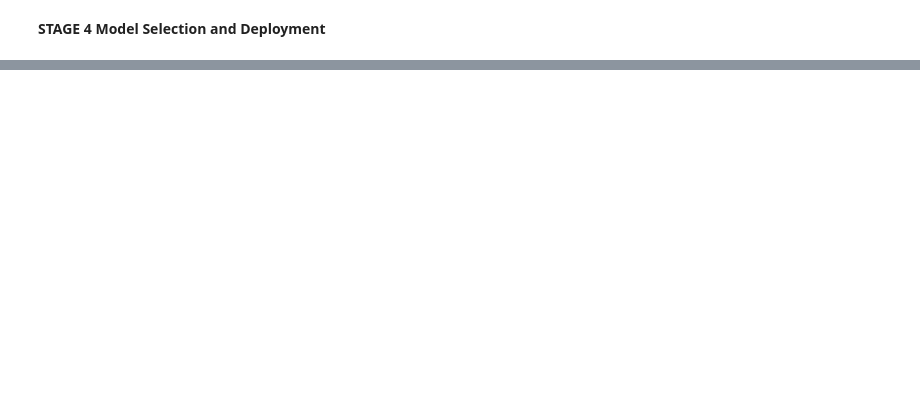
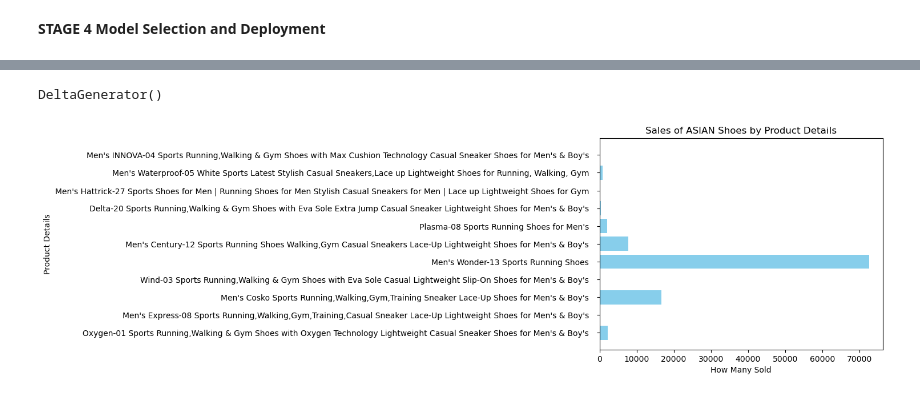
Before and after one commit to GADINGKAILA/Gading-Kaila, a Jupyter notebook: UAS/UAS_FIX_MPML.ipynb, the cells around one changed output, grey strips where cells are left out. Saved outputs shown, nothing was run; the diff lists cells and outputs as text; code cells hidden in the pictures; blank space fills up the shorter version.

```diff
--- a/UAS/UAS_FIX_MPML.ipynb
+++ b/UAS/UAS_FIX_MPML.ipynb
@@ -202,2 +262,42 @@ Model terbaik berdasarkan cross-validation adalah: Decision Tree dengan Mean R2
 # %% [markdown]
 **STAGE 4 Model Selection and Deployment**
+# %%
+import pandas as pd
+import streamlit as st
+import matplotlib.pyplot as plt
+
+# Load the data
+data = pd.read_csv('sepatu.csv')
+
+# Clean the 'How_Many_Sold' column
+data['How_Many_Sold'] = data['How_Many_Sold'].str.replace(',', '').astype(int)
+
+# Create a Streamlit app
+st.title('Penjualan Sepatu Berdasarkan Brand')
+st.write('Pilih brand untuk melihat produk dengan penjualan tertinggi.')
+
+# Dropdown menu untuk memilih brand
+brands = data['Brand_Name'].unique()
+selected_brand = st.selectbox('Pilih Brand', brands)
+
+# Filter data untuk brand yang dipilih
+brand_data = data[data['Brand_Name'] == selected_brand]
+
+# Find the top-selling product for the selected brand
+top_product = brand_data.loc[brand_data['How_Many_Sold'].idxmax()]
+
+# Display the top-selling product details
+st.subheader(f'Top-Selling Product for {selected_brand}')
+st.write(f"Product Details: {top_product['Product_details']}")
+st.write(f"How Many Sold: {top_product['How_Many_Sold']}")
+st.write(f"Current Price: {top_product['Current_Price']}")
+st.write(f"Rating: {top_product['RATING']}")
+
+# Plot the sales data for the selected brand
+fig, ax = plt.subplots()
+ax.barh(brand_data['Product_details'], brand_data['How_Many_Sold'], color='skyblue')
+ax.set_xlabel('How Many Sold')
+ax.set_ylabel('Product Details')
+ax.set_title(f'Sales of {selected_brand} Shoes by Product Details')
+st.pyplot(fig)
+# %% [output]
@@ -203,0 +309,2 @@ Model terbaik berdasarkan cross-validation adalah: Decision Tree dengan Mean R2
+DeltaGenerator()
+[figure, added]
```
Also changed, not shown: parts of 2 cells of this notebook, 1 other file.
